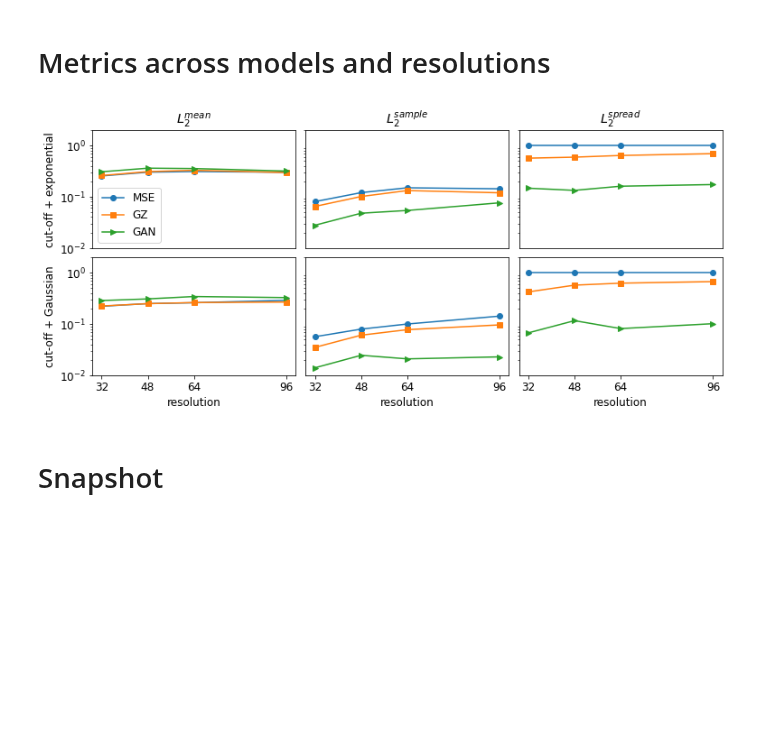
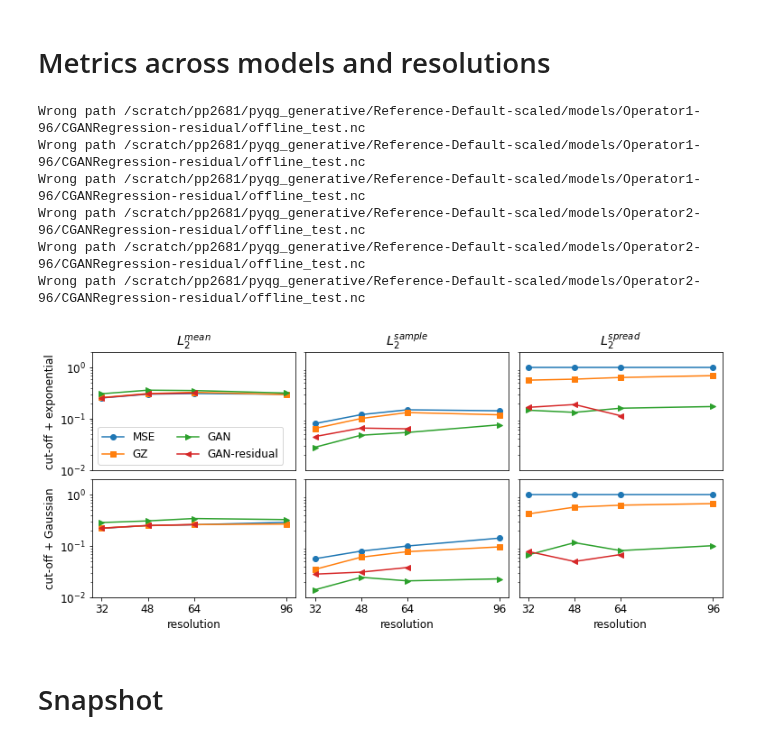
Before and after one commit to m2lines/pyqg_generative, a Jupyter notebook: notebooks/paper_figures.ipynb, the cells around one changed output. Saved outputs shown, nothing was run; the diff lists cells and outputs as text; code cells hidden in the pictures; blank space fills up the shorter version.

```diff
--- a/notebooks/paper_figures.ipynb
+++ b/notebooks/paper_figures.ipynb
@@ -99,45 +99,51 @@ def L2(type='mean', model='OLSModel', operator='Operator1', resolution=64):
         print('Wrong path', file)
 # %%
 plt.rcParams.update({'font.size': 12})
-markers = ['o', 's', '>']
+markers = ['o', 's', '>', '<']
 fig, axs = plt.subplots(2,3,figsize=(12.5,5))
 plt.subplots_adjust(hspace=0.08, wspace=0.05)
 for i, operator in enumerate(['Operator1', 'Operator2']):
-    for j, (model, label) in enumerate(zip(['OLSModel', 'MeanVarModel', 'CGANRegression'], ['MSE', 'GZ', 'GAN'])):
+    for j, (model, label) in enumerate(zip(['OLSModel', 'MeanVarModel', 'CGANRegression', 'CGANRegression-residual'], ['MSE', 'GZ', 'GAN', 'GAN-residual'])):
         res = [32, 48, 64, 96]
         L2_mean     = [L2('mean', model, operator, resolution) for resolution in res]
         L2_total    = [L2('total', model, operator, resolution) for resolution in res]
         L2_residual = [L2('residual', model, operator, resolution) for resolution in res]
 
         ax = axs[i][0]
         ax.semilogy(res, L2_mean, label=label, marker=markers[j])
         ax.set_ylim([1e-2, 2])
 
         ax = axs[i][1]
         ax.semilogy(res, L2_total, label=label, marker=markers[j])
         ax.set_ylim([1e-2, 2])
         ax.set_yticks([])
 
         ax = axs[i][2]
         ax.semilogy(res, L2_residual, label=label, marker=markers[j])
         ax.set_ylim([1e-2, 2])
         ax.set_yticks([])
 
 for j in range(3):
     axs[1][j].set_xlabel('resolution')
     axs[1][j].set_xticks([32, 48, 64, 96])
     axs[0][j].set_xticks([])
-axs[0][0].legend()
+axs[0][0].legend(ncol=2)
 axs[0][0].set_title('$L_2^{mean}$')
 axs[0][1].set_title('$L_2^{sample}$')
 axs[0][2].set_title('$L_2^{spread}$')
 
 axs[0][0].set_ylabel('cut-off + exponential')
 axs[1][0].set_ylabel('cut-off + Gaussian')
 
-plt.savefig('paper_figures/metrics.pdf', bbox_inches='tight', pad_inches=0)
+plt.savefig('paper_figures/metrics_residual.pdf', bbox_inches='tight', pad_inches=0)
 # %% [output]
+Wrong path /scratch/pp2681/pyqg_generative/Reference-Default-scaled/models/Operator1-96/CGANRegression-residual/offline_test.nc
+Wrong path /scratch/pp2681/pyqg_generative/Reference-Default-scaled/models/Operator1-96/CGANRegression-residual/offline_test.nc
+Wrong path /scratch/pp2681/pyqg_generative/Reference-Default-scaled/models/Operator1-96/CGANRegression-residual/offline_test.nc
+Wrong path /scratch/pp2681/pyqg_generative/Reference-Default-scaled/models/Operator2-96/CGANRegression-residual/offline_test.nc
+Wrong path /scratch/pp2681/pyqg_generative/Reference-Default-scaled/models/Operator2-96/CGANRegression-residual/offline_test.nc
+Wrong path /scratch/pp2681/pyqg_generative/Reference-Default-scaled/models/Operator2-96/CGANRegression-residual/offline_test.nc
-[figure, old version]
+[figure, new version]
 # %% [markdown]
 # Snapshot
 # %%
```
Also changed, not shown: parts of 2 cells of this notebook, 6 other files.
